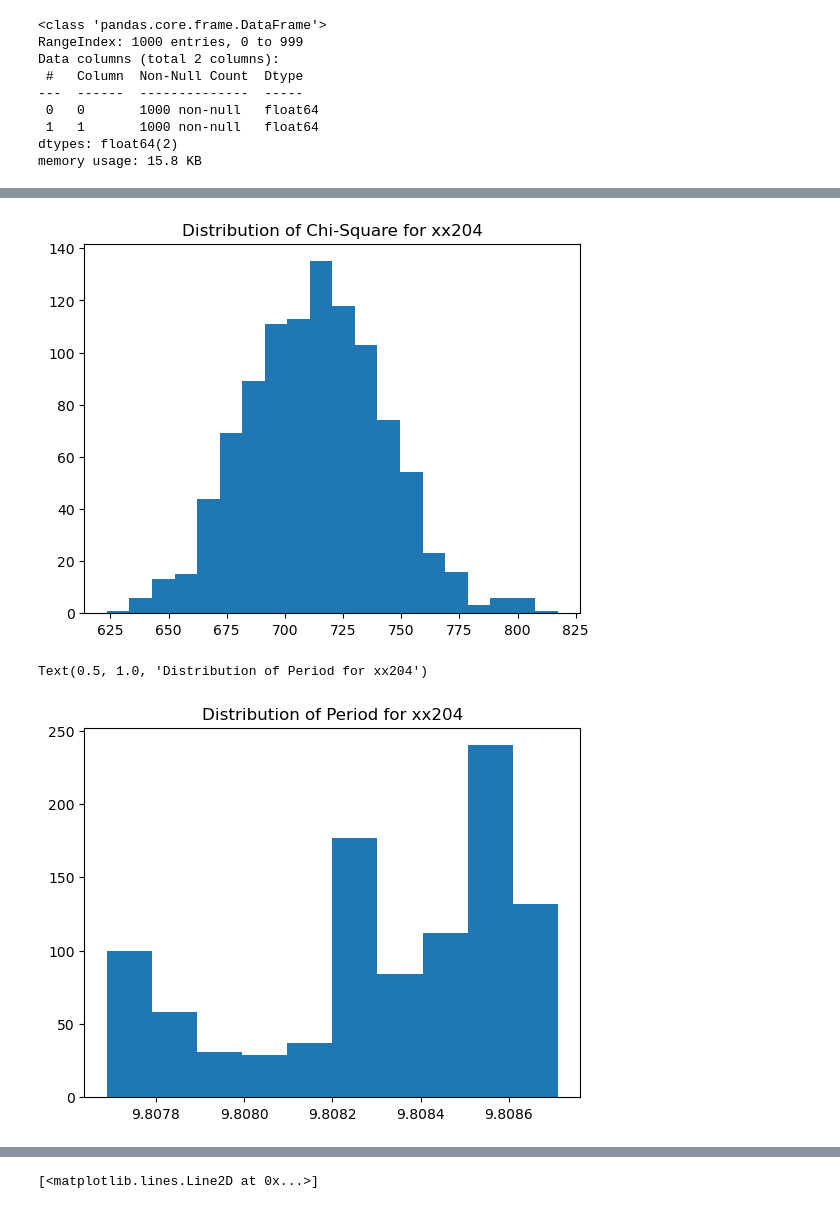
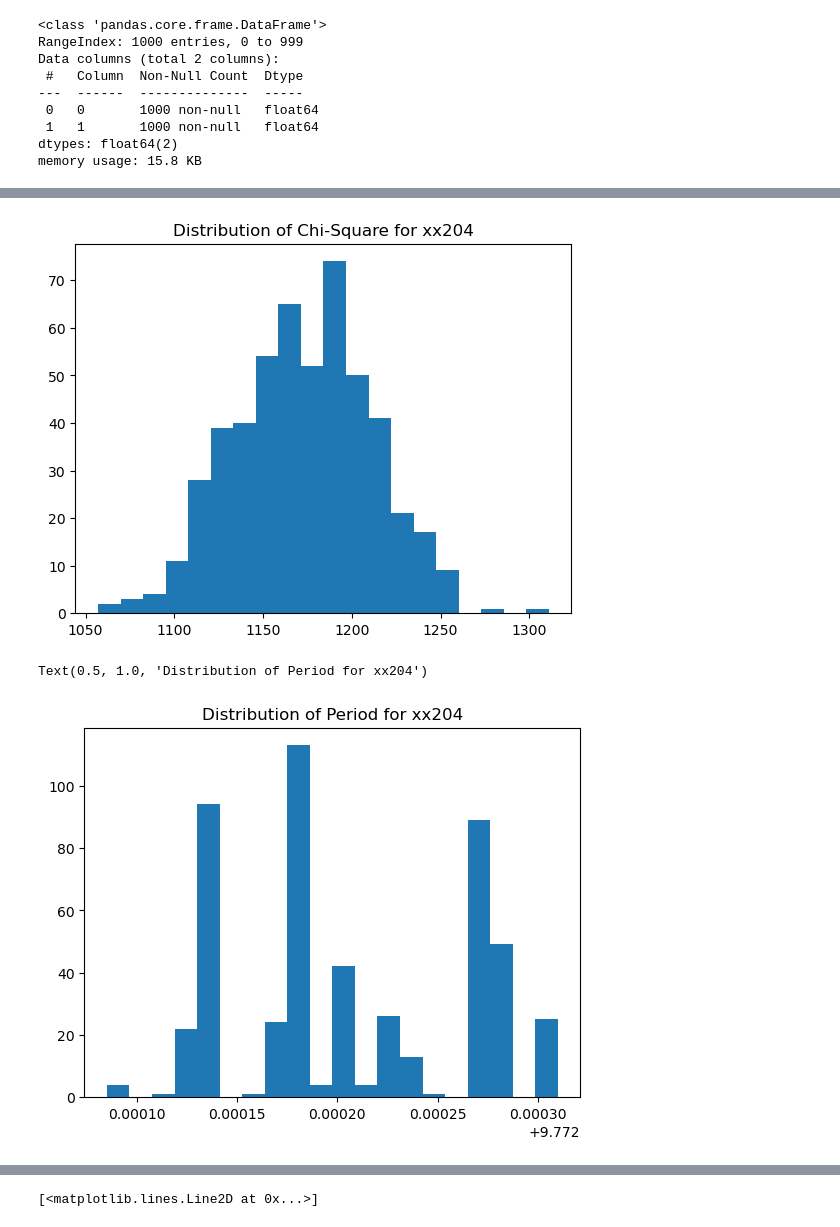
Before and after one commit to supremeKAI40/ULXP_thesis_analysis, a Jupyter notebook: nicer/nb_bootstrap_reportin.ipynb, the cells around one changed output, grey strips where cells are left out. Cells and saved outputs as stored; diff of their text form; code cells hidden in the pictures.

```diff
--- a/nicer/nb_bootstrap_reportin.ipynb
+++ b/nicer/nb_bootstrap_reportin.ipynb
@@ -339,12 +185,12 @@ def plot_dist(df,bins):
     plt.title("Distribution of period estimates")
     plt.show()
 # %%
-plt.hist(df201[1],20)
+plt.hist(df284[1],20)
 plt.title('Distribution of Chi-Square for xx204')
 plt.show()
-plt.hist(df201[0],10)
+plt.hist(df284[0],20)
 plt.title('Distribution of Period for xx204')
 # %% [output]
-[figure, old version]
+[figure, new version]
 Text(0.5, 1.0, 'Distribution of Period for xx204')
-[figure, old version]
+[figure, new version]
```
Also changed, not shown: parts of 22 cells of this notebook, 1 other file.
